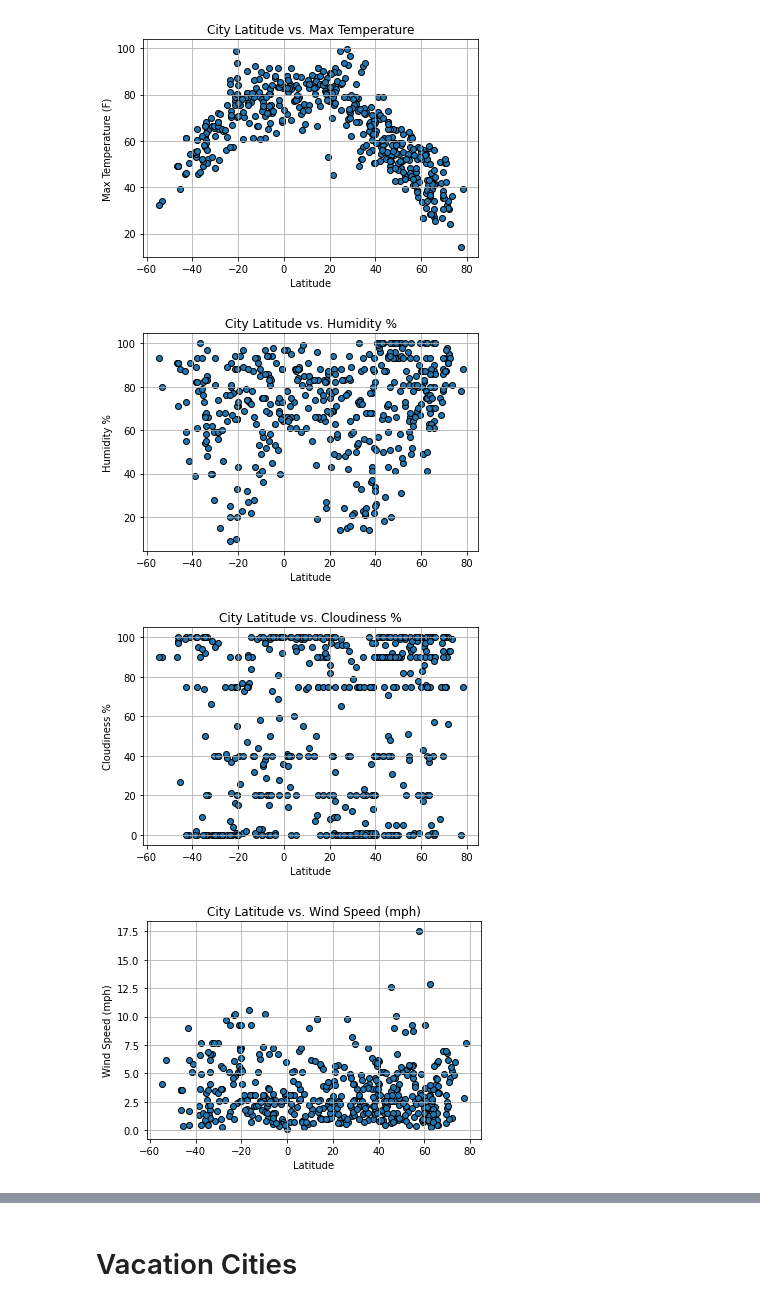
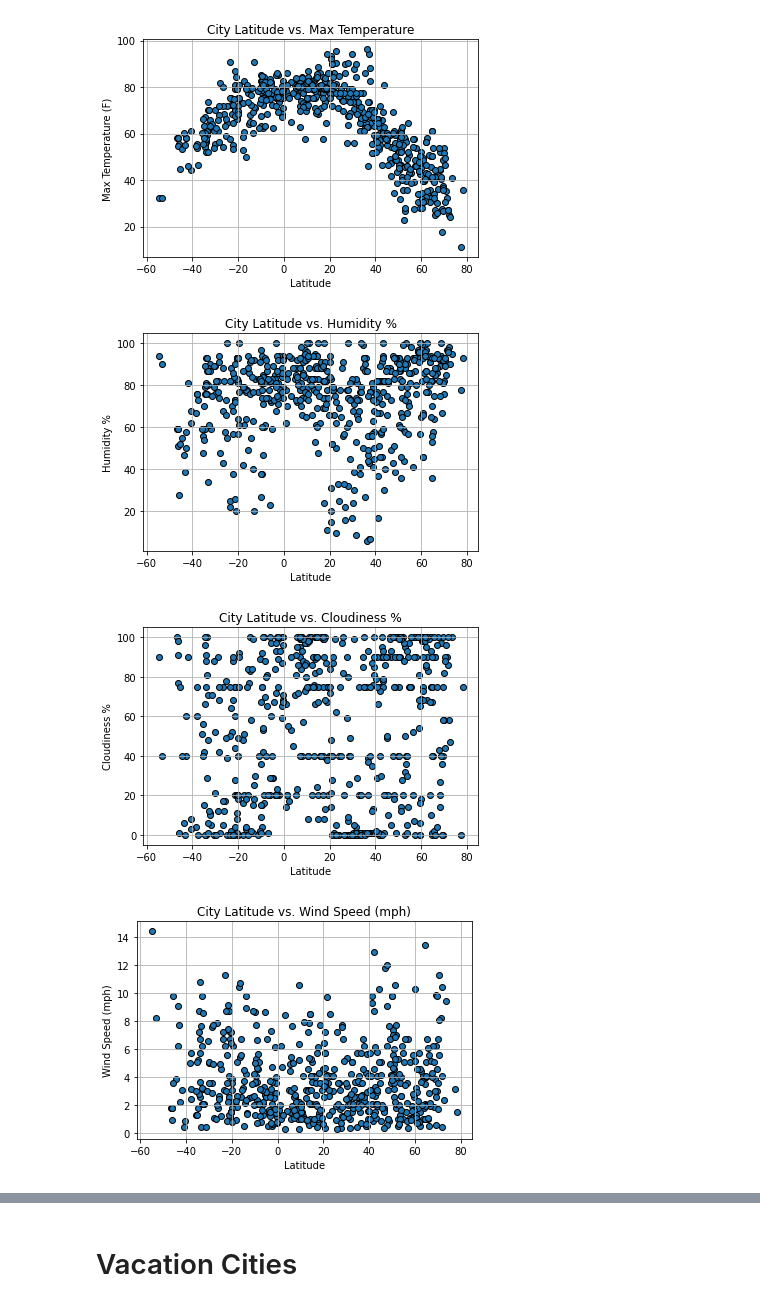
Before and after one commit to LenSin3/python-api-challenge, a Jupyter notebook: WeatherPy/new_weather.ipynb, the cells around one changed output, grey strips where cells are left out. Cells and saved outputs as stored; diff of their text form; code cells hidden in the pictures.

```diff
--- a/WeatherPy/new_weather.ipynb
+++ b/WeatherPy/new_weather.ipynb
@@ -146,0 +147,4 @@ data_df.head()
+# %%
+# Load weather _stats
+data = pd.read_csv('weather_stats.csv')
+data.head()
@@ -147,8 +158,7 @@ data_df.head()
 # %%
 # Convert Max Temp to fahrenheit
-
-deg_f = [(9/5)*(t - 273) + 32 for t in data_df['Max Temp']]
-data_df['Max Temp'] = deg_f
-data_df.head()
+deg_f = [(9/5)*(t - 273) + 32 for t in data['Max Temp']]
+data['Max Temp'] = deg_f
+data.head()
 # %% [output]
 |  | Latitude | Longitude | City | Country | Max Temp | Humidity | Wind Speed | Cloudiness | Date |
@@ -163,7 +173,7 @@ data_df.head()
 fig, ax = plt.subplots()
 
 
-ax.scatter(data_df['Latitude'], data_df['Max Temp'], edgecolors='black')
+ax.scatter(data['Latitude'], data['Max Temp'], edgecolors='black')
 plt.xlabel('Latitude')
 plt.ylabel('Max Temperature (F)')
 ax.set_title('City Latitude vs. Max Temperature')
@@ -171,11 +181,11 @@ plt.grid()
 fig.savefig('latitude_max_temp.png')
 plt.show()
 # %% [output]
-[figure, old version]
+[figure, new version]
 # %%
 # Humidity vs Latitude
 fig, ax = plt.subplots()
-ax.scatter(data_df['Latitude'], data_df['Humidity'], edgecolors='black')
+ax.scatter(data['Latitude'], data['Humidity'], edgecolors='black')
 plt.xlabel('Latitude')
 plt.ylabel('Humidity %')
 ax.set_title('City Latitude vs. Humidity %')
@@ -183,11 +193,11 @@ plt.grid()
 fig.savefig('latitude_humidity.png')
 plt.show()
 # %% [output]
-[figure, old version]
+[figure, new version]
 # %%
 # Cloudiness vs Latitude
 fig, ax = plt.subplots()
-ax.scatter(data_df['Latitude'], data_df['Cloudiness'], edgecolors='black')
+ax.scatter(data['Latitude'], data['Cloudiness'], edgecolors='black')
 plt.xlabel('Latitude')
 plt.ylabel('Cloudiness %')
 ax.set_title('City Latitude vs. Cloudiness %')
@@ -195,18 +205,18 @@ plt.grid()
 fig.savefig('latitude_Cloudiness.png')
 plt.show()
 # %% [output]
-[figure, old version]
+[figure, new version]
 # %%
 # Wind Speed vs Latitude
 fig, ax = plt.subplots()
-ax.scatter(data_df['Latitude'], data_df['Wind Speed'], edgecolors='black')
+ax.scatter(data['Latitude'], data['Wind Speed'], edgecolors='black')
 plt.xlabel('Latitude')
 plt.ylabel('Wind Speed (mph)')
 ax.set_title('City Latitude vs. Wind Speed (mph)')
 plt.grid()
 fig.savefig('latitude_wind_speed.png')
 plt.show()
 # %% [output]
-[figure, old version]
+[figure, new version]
 # %%
 # Create data frame for all northern hemisphere cities
```
Also changed, not shown: parts of 26 cells of this notebook, 17 other files.
